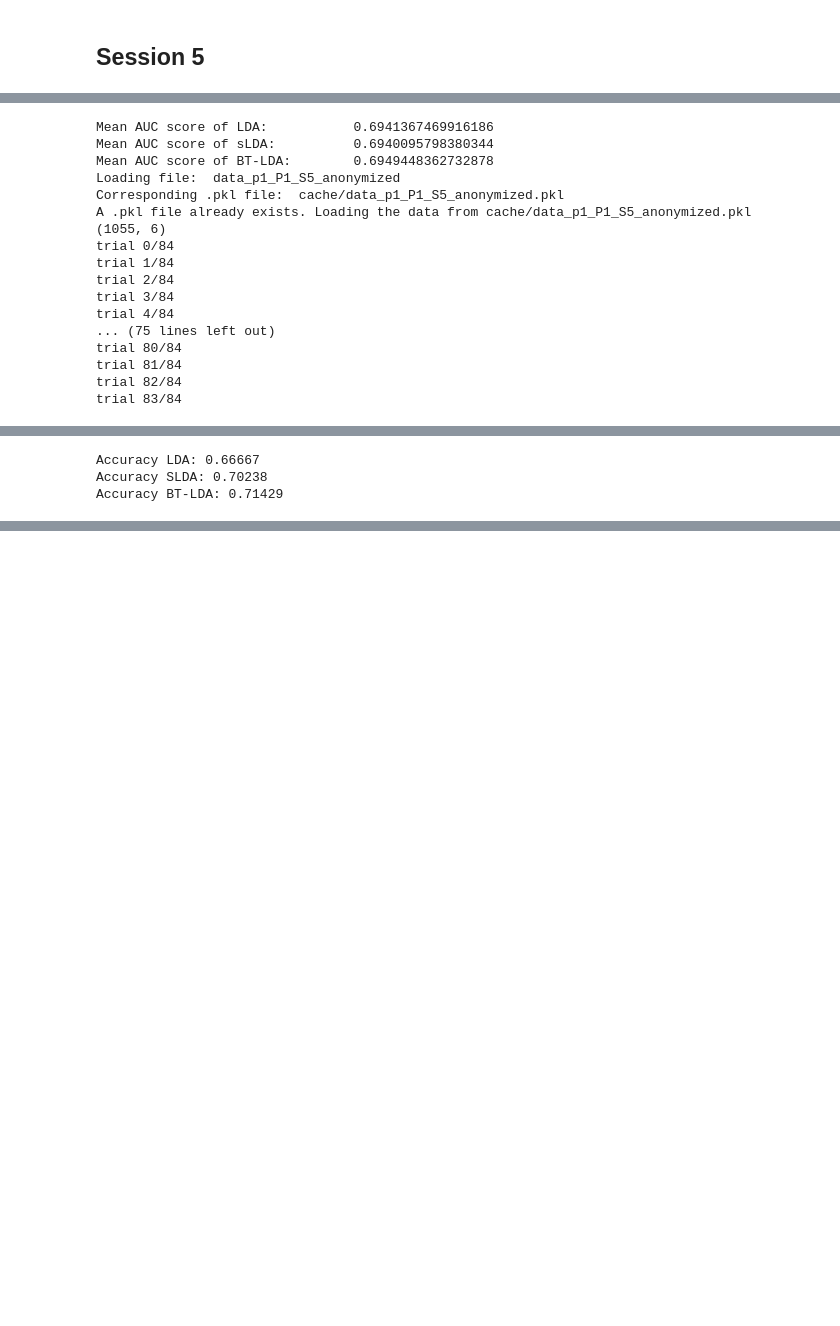
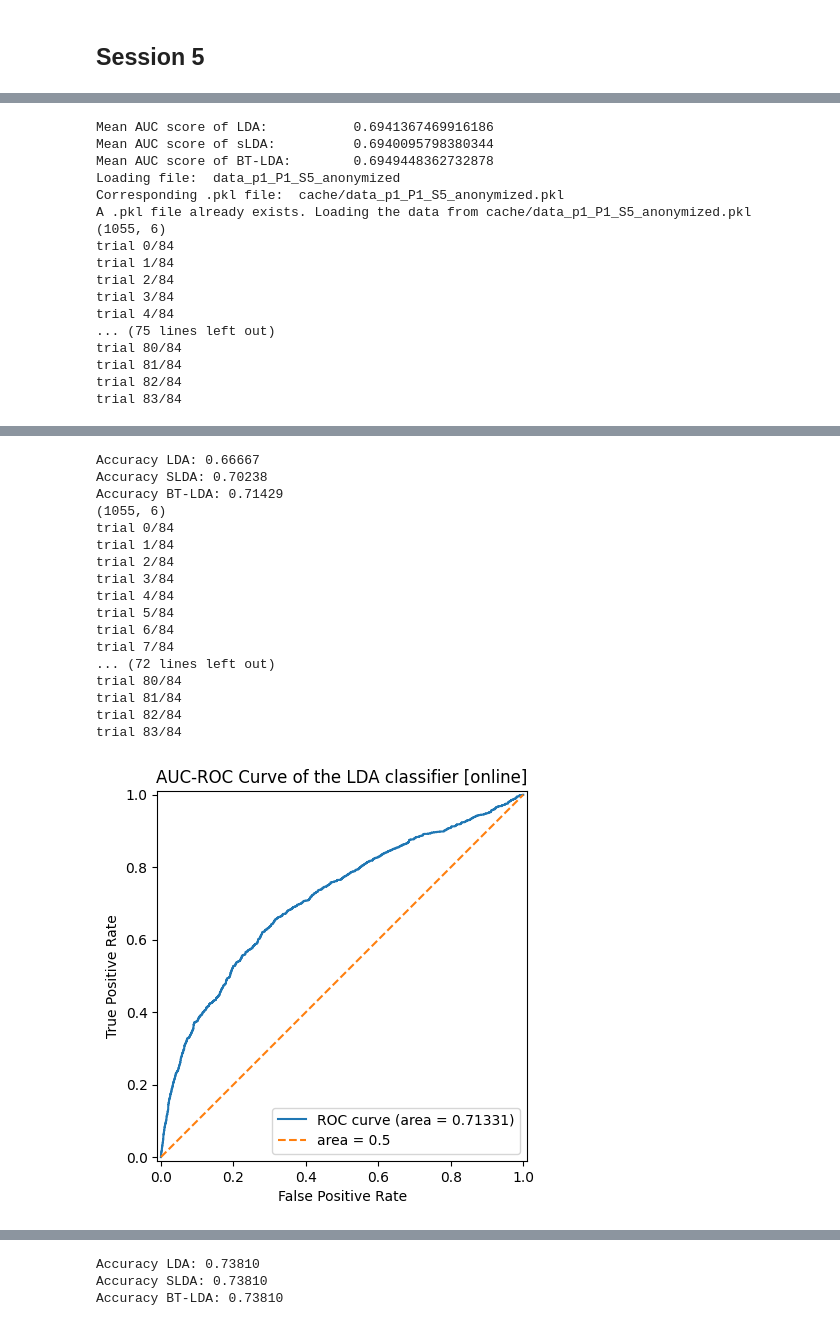
Before and after one commit to sozraheem/thesis_2025, a Jupyter notebook: ERP_analysis_code/patient_pipeline/p1_notebook.ipynb, the cells around one changed output, grey strips where cells are left out. Saved outputs shown, nothing was run; the diff lists cells and outputs as text; code cells hidden in the pictures; blank space fills up the shorter version.

```diff
--- a/ERP_analysis_code/patient_pipeline/p1_notebook.ipynb
+++ b/ERP_analysis_code/patient_pipeline/p1_notebook.ipynb
@@ -1546,22 +1672,27 @@ Accuracy BT-LDA: 0.69608
 ## Session 5
 # %%
 # 1. Only load the runs of session 4 as training data.
-calibration_trials, _, _ = load_session_chached("data_p1/P1_S4/anonymized")
+trials_s4, _, _ = load_session_chached("data_p1/P1_S4/anonymized")
 
-print("All calibration trials: ",len(calibration_trials))
-print("That is {} epochs\n".format(get_n_epochs(calibration_trials)))
+print("All calibration trials: ",len(trials_s4))
+print("That is {} epochs\n".format(get_n_epochs(trials_s4)))
 
 # 2. Train a classifier and evaluate the offline performance (using either train_test_split or cv)
 
 clf_ival_boundaries = np.array([0.1, 0.2, 0.3, 0.4, 0.5])
-compare_auc_single_trial_interval(calibration_trials, start=0, stop=None, test_size=0.2, only_auc = True, ival_bounds = clf_ival_boundaries, plot_roc_curves=True)
+compare_auc_single_trial_interval(trials_s4, start=0, stop=None, test_size=0.2, only_auc = True, ival_bounds = clf_ival_boundaries, plot_roc_curves=True)
 
-compute_auc_with_cv(calibration_trials, start=0, stop=None, ival_bounds=clf_ival_boundaries, cv_folds=4, show_mean=True, show_folds=False)
+compute_auc_with_cv(trials_s4, start=0, stop=None, ival_bounds=clf_ival_boundaries, cv_folds=4, show_mean=True, show_folds=False)
 
 # 3. Train a classifier on all calibration data and test it in an online simulation on the data of session 5
 trials_s5, _, _ = load_session_chached("data_p1/P1_S5/anonymized", selection = None)
 
-online_words_s5 = online_simulation(raw_calibration_trials=calibration_trials, online_trials=trials_s5, log_process="online_static_s5.log")
+online_words_s5 = online_simulation(raw_calibration_trials=trials_s4, online_trials=trials_s5, log_process="online_static_s5.log")
+
+# Adaptation: sliding window
+# 4. Train a classifier on all calibration data and test it in an online simulation *with adaptation* on the data of session 3
+
+online_words_s5 = online_adaptation_simulation_sw(raw_calibration_trials=trials_s4, online_trials=trials_s5, log_process="online_adaptive_sw_s5.log")
 # %% [output]
 Loading file:  data_p1_P1_S4_anonymized
 Corresponding .pkl file:  cache/data_p1_P1_S4_anonymized.pkl
@@ -1570,30 +1701,45 @@ All calibration trials:  102
 That is 8226 epochs
 
 AUC scores computed using a single train_test_split with test_size = 0.2
 AUC LDA:  0.6949921261518163
 AUC SLDA:  0.7073615160349853
 AUC BT-LDA:  0.7061032963759017
 [figure]
 Mean AUC score of LDA:           0.6941367469916186
 Mean AUC score of sLDA:          0.6940095798380344
 Mean AUC score of BT-LDA:        0.6949448362732878
 Loading file:  data_p1_P1_S5_anonymized
 Corresponding .pkl file:  cache/data_p1_P1_S5_anonymized.pkl
 A .pkl file already exists. Loading the data from cache/data_p1_P1_S5_anonymized.pkl
 (1055, 6)
 trial 0/84
 trial 1/84
 trial 2/84
 trial 3/84
 trial 4/84
 ... (75 lines left out)
 trial 80/84
 trial 81/84
 trial 82/84
 trial 83/84
 [figure]
 [figure]
 [figure]
 Accuracy LDA: 0.66667
 Accuracy SLDA: 0.70238
 Accuracy BT-LDA: 0.71429
+(1055, 6)
+trial 0/84
+trial 1/84
+trial 2/84
+trial 3/84
+trial 4/84
+trial 5/84
+trial 6/84
+trial 7/84
+... (72 lines left out)
+trial 80/84
+trial 81/84
+trial 82/84
+trial 83/84
+[figure, added]
@@ -1599,0 +1748,3 @@ Accuracy BT-LDA: 0.71429
+Accuracy LDA: 0.73810
+Accuracy SLDA: 0.73810
+Accuracy BT-LDA: 0.73810
```
Also changed, not shown: parts of 14 cells of this notebook, 2 other files.
